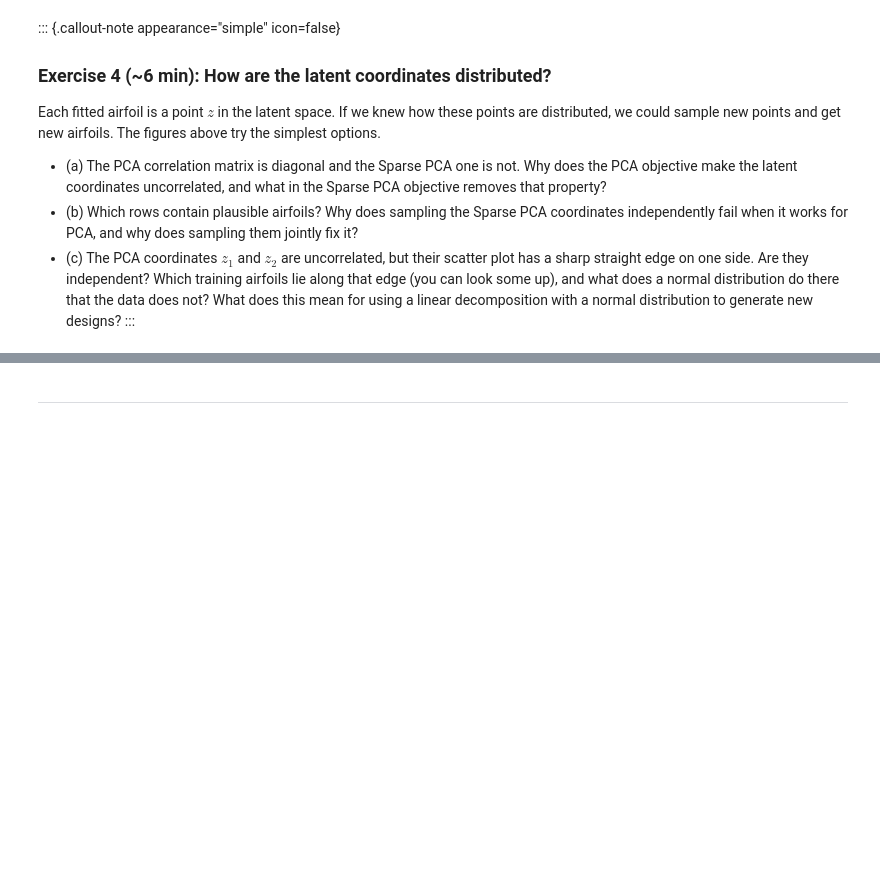
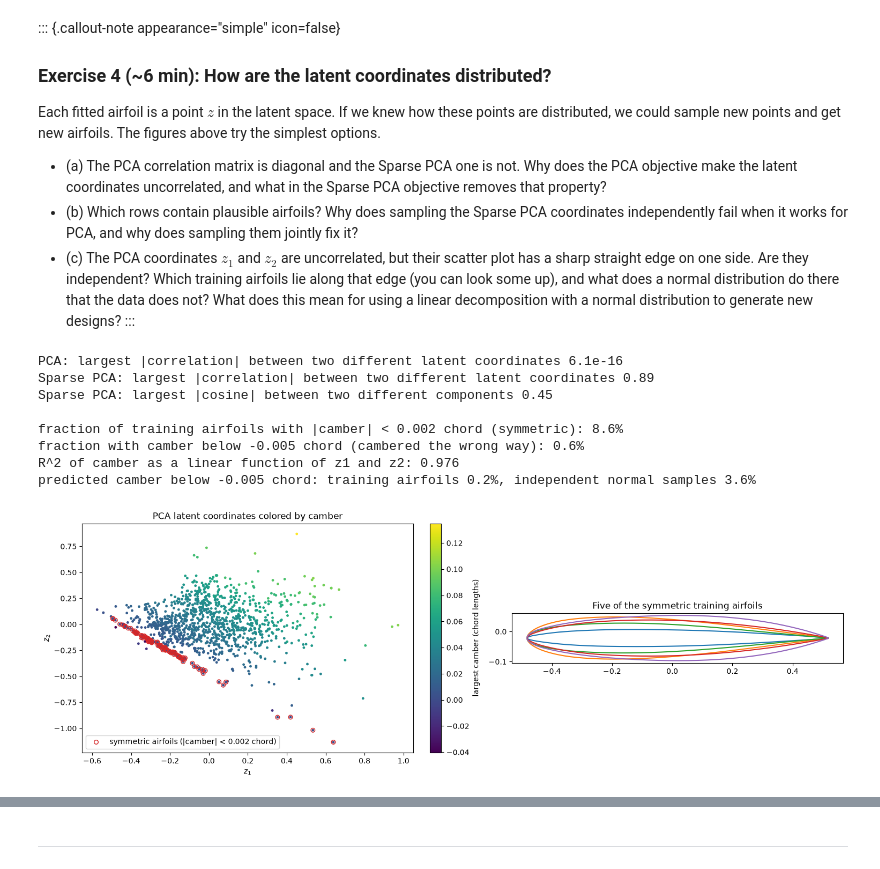
Before and after one commit to aapaul29/ML_for_MechEng, a Jupyter notebook: part1/linear_decompositions.ipynb, the cells around one changed output, grey strips where cells are left out. Saved outputs shown, nothing was run; the diff lists cells and outputs as text; code cells hidden in the pictures; blank space fills up the shorter version.

```diff
--- a/part1/linear_decompositions.ipynb
+++ b/part1/linear_decompositions.ipynb
@@ -991,0 +1079,61 @@ Each fitted airfoil is a point $z$ in the latent space. If we knew how these poi
+# %%
+# You can use this code cell for this exercise, if you like.
+import numpy as np
+
+corr_pca = np.corrcoef(Z_pca.T)
+corr_sp = np.corrcoef(Z_sp.T)
+print(f"PCA: largest |correlation| between two different latent coordinates {np.abs(corr_pca - np.eye(20)).max():.1e}")
+print(f"Sparse PCA: largest |correlation| between two different latent coordinates {np.abs(corr_sp - np.eye(12)).max():.2f}")
+print(f"Sparse PCA: largest |cosine| between two different components {np.abs((W_sp @ W_sp.T) - np.eye(12)).max():.2f}")
+
+
+def camber_and_thickness(airfoil):
+    """Largest camber (signed) and largest thickness of one airfoil, both in chord lengths."""
+    xy = make_airfoil(airfoil) + coordinate_means
+    upper, lower = xy[:97][::-1], xy[96:]                      # both surfaces from leading to trailing edge
+    x = np.linspace(0.02, 0.98, 60)
+    y_upper = np.interp(x, upper[:, 0], upper[:, 1])
+    y_lower = np.interp(x, lower[:, 0], lower[:, 1])
+    camber_line = (y_upper + y_lower) / 2
+    return camber_line[np.argmax(np.abs(camber_line))], np.max(y_upper - y_lower)
+
+
+camber, thickness = np.array([camber_and_thickness(a) for a in X_train]).T
+print(f"\nfraction of training airfoils with |camber| < 0.002 chord (symmetric): {np.mean(np.abs(camber) < 0.002):.1%}")
+print(f"fraction with camber below -0.005 chord (cambered the wrong way): {np.mean(camber < -0.005):.1%}")
+design = np.column_stack([Z_pca[:, :2], np.ones(len(Z_pca))])
+coefficients = np.linalg.lstsq(design, camber, rcond=None)[0]
+fitted_camber = design @ coefficients
+print(f"R^2 of camber as a linear function of z1 and z2: {1 - np.var(camber - fitted_camber) / np.var(camber):.3f}")
+
+# PCA samples from the independent normal distribution: how many fall on the far side of the edge?
+rng = np.random.default_rng(1)
+Z_draw = Z_pca.mean(axis=0) + Z_pca.std(axis=0) * rng.standard_normal((5000, 20))
+draw_camber = np.column_stack([Z_draw[:, :2], np.ones(5000)]) @ coefficients
+print(f"predicted camber below -0.005 chord: training airfoils {np.mean(fitted_camber < -0.005):.1%}, "
+      f"independent normal samples {np.mean(draw_camber < -0.005):.1%}")
+
+symmetric = np.flatnonzero(np.abs(camber) < 0.002)
+fig, axes = plt.subplots(1, 2, figsize=(15, 5), layout='constrained')
+image = axes[0].scatter(Z_pca[:, 0], Z_pca[:, 1], c=camber, s=6, cmap='viridis')
+axes[0].scatter(Z_pca[symmetric, 0], Z_pca[symmetric, 1], s=30, facecolors='none', edgecolors='C3',
+                label='symmetric airfoils (|camber| < 0.002 chord)')
+fig.colorbar(image, ax=axes[0], label='largest camber (chord lengths)')
+axes[0].set_xlabel("$z_1$")
+axes[0].set_ylabel("$z_2$")
+axes[0].legend(loc='lower left')
+axes[0].set_title("PCA latent coordinates colored by camber")
+for i in np.random.default_rng(0).choice(symmetric, 5, replace=False):
+    plot_airfoil(X_train[i], ax=axes[1])
+axes[1].set_title("Five of the symmetric training airfoils")
+plt.show()
+# %% [output]
+PCA: largest |correlation| between two different latent coordinates 6.1e-16
+Sparse PCA: largest |correlation| between two different latent coordinates 0.89
+Sparse PCA: largest |cosine| between two different components 0.45
+
+fraction of training airfoils with |camber| < 0.002 chord (symmetric): 8.6%
+fraction with camber below -0.005 chord (cambered the wrong way): 0.6%
+R^2 of camber as a linear function of z1 and z2: 0.976
+predicted camber below -0.005 chord: training airfoils 0.2%, independent normal samples 3.6%
+[figure, added]
```
Also changed, not shown: parts of 13 cells of this notebook, 3 other files.
